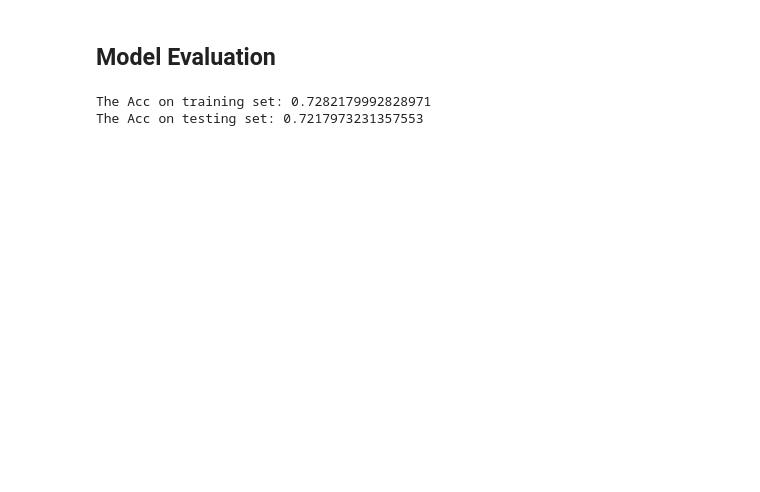
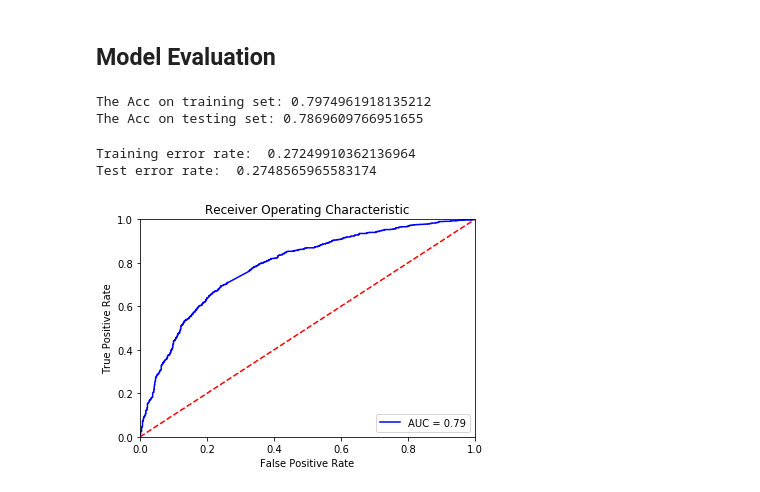
Before and after one commit to sumermalhotra/Heloc_group_project_6, a Jupyter notebook: Project.ipynb, the cells around one changed output. Saved outputs shown, nothing was run; the diff lists cells and outputs as text; code cells hidden in the pictures; blank space fills up the shorter version.

```diff
--- a/Project.ipynb
+++ b/Project.ipynb
@@ -393,18 +413,42 @@ lr.fit(X_train, y_train)
 # %% [markdown]
 ## Model Evaluation
+# %%
+y_train_pred = gam.predict_proba(X_train)
+y_test_pred = gam.predict_proba(X_test)
+
+acc_train = roc_auc_score(y_train,y_train_pred)
+acc_test = roc_auc_score(y_test,y_test_pred)
+
+print('The Acc on training set:',acc_train)
+print('The Acc on testing set:',acc_test)
+# %% [output]
+The Acc on training set: 0.7974961918135212
+The Acc on testing set: 0.7869609766951655
 # %%
 # we will calculate train and test error rates for all models
-def error_rate(y_true, y_pred):
+def error_rate(y_true, X, model):
+    y_pred = model.predict(X)
     return 1 - accuracy_score(y_true, y_pred)
+
+print('Training error rate: ',error_rate(y_train, X_train, gam))
+print('Test error rate: ', error_rate(y_test, X_test, gam))
+# %% [output]
+Training error rate:  0.27249910362136964
+Test error rate:  0.2748565965583174
-# %%
-y_train_pred = gam.predict(X_train)
-y_test_pred = gam.predict(X_test)
-
-acc_train = accuracy_score(y_train,y_train_pred)
-acc_test = accuracy_score(y_test,y_test_pred)
-
-print('The Acc on training set:',acc_train)
-print('The Acc on testing set:',acc_test)
-# %% [output]
-The Acc on training set: 0.7282179992828971
-The Acc on testing set: 0.7217973231357553
+# %%
+# calculate the fpr and tpr for all thresholds of the classification
+fpr, tpr, threshold = roc_curve(y_test, y_test_pred)
+roc_auc = auc(fpr, tpr)
+
+# method I: plt
+plt.title('Receiver Operating Characteristic')
+plt.plot(fpr, tpr, 'b', label = 'AUC = %0.2f' % roc_auc)
+plt.legend(loc = 'lower right')
+plt.plot([0, 1], [0, 1],'r--')
+plt.xlim([0, 1])
+plt.ylim([0, 1])
+plt.ylabel('True Positive Rate')
+plt.xlabel('False Positive Rate')
+plt.show()
+# %% [output]
+[figure, added]
```
Also changed, not shown: parts of 15 cells of this notebook.
